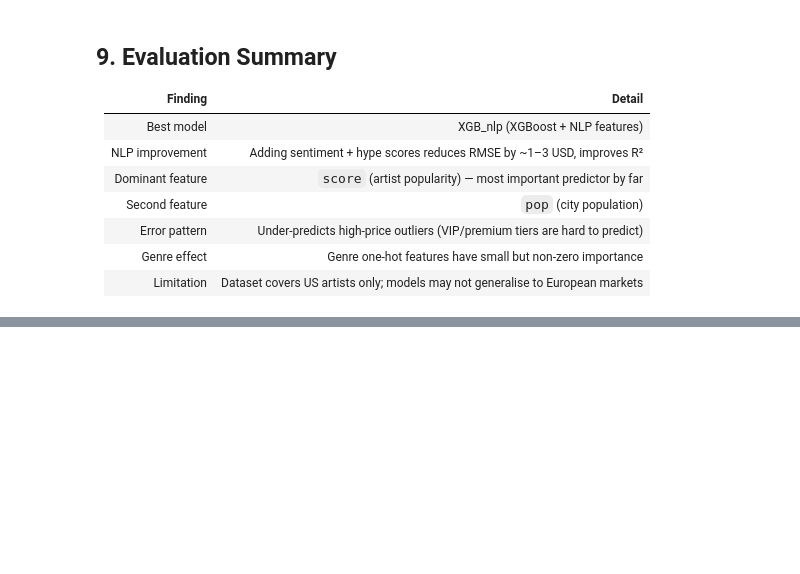
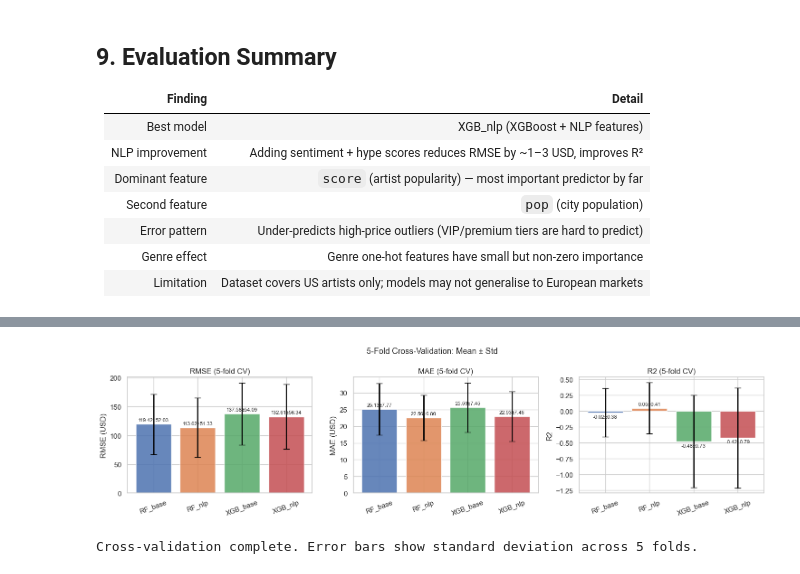
Before and after one commit to larabng/concert-price-predictor, a Jupyter notebook: notebooks/03_modeling.ipynb, the cells around one changed output, grey strips where cells are left out. Cells and saved outputs as stored; diff of their text form; code cells hidden in the pictures; blank space fills up the shorter version.

Commit message:
Add 3rd data source (exchange rate API), 5-fold CV, CHF price display

```diff
--- a/notebooks/03_modeling.ipynb
+++ b/notebooks/03_modeling.ipynb
@@ -254,0 +323,28 @@ pred_df[['artist', 'genre', 'city', 'score', 'minprice', 'predicted_price']].rou
+# %%
+
+# Visualise CV results with error bars
+fig, axes = plt.subplots(1, 3, figsize=(15, 4))
+models = cv_df.index.tolist()
+colors = ['#4C72B0', '#DD8452', '#55A868', '#C44E52']
+
+for ax, (metric, std_col) in zip(axes, [('RMSE mean','RMSE std'),
+                                          ('MAE mean', 'MAE std'),
+                                          ('R2 mean',  'R2 std')]):
+    vals = cv_df[metric].values
+    stds = cv_df[std_col].values
+    bars = ax.bar(models, vals, color=colors, alpha=0.85, edgecolor='white')
+    ax.errorbar(models, vals, yerr=stds, fmt='none', color='black', capsize=5, lw=2)
+    ax.bar_label(bars, labels=[f'{v:.2f}±{s:.2f}' for v, s in zip(vals, stds)],
+                 padding=3, fontsize=8)
+    ax.set_title(f'{metric.replace(" mean","")} (5-fold CV)')
+    ax.set_ylabel(metric.replace(' mean','') + (' (USD)' if 'MAE' in metric or 'RMSE' in metric else ''))
+    ax.tick_params(axis='x', rotation=20)
+
+plt.suptitle('5-Fold Cross-Validation: Mean ± Std', fontsize=13)
+plt.tight_layout()
+plt.savefig('../data/plot_cv_results.png', dpi=120, bbox_inches='tight')
+plt.show()
+print("Cross-validation complete. Error bars show standard deviation across 5 folds.")
+# %% [output]
+[figure, added]
+Cross-validation complete. Error bars show standard deviation across 5 folds.
```
Also changed, not shown: parts of 2 cells of this notebook, 4 other files.
